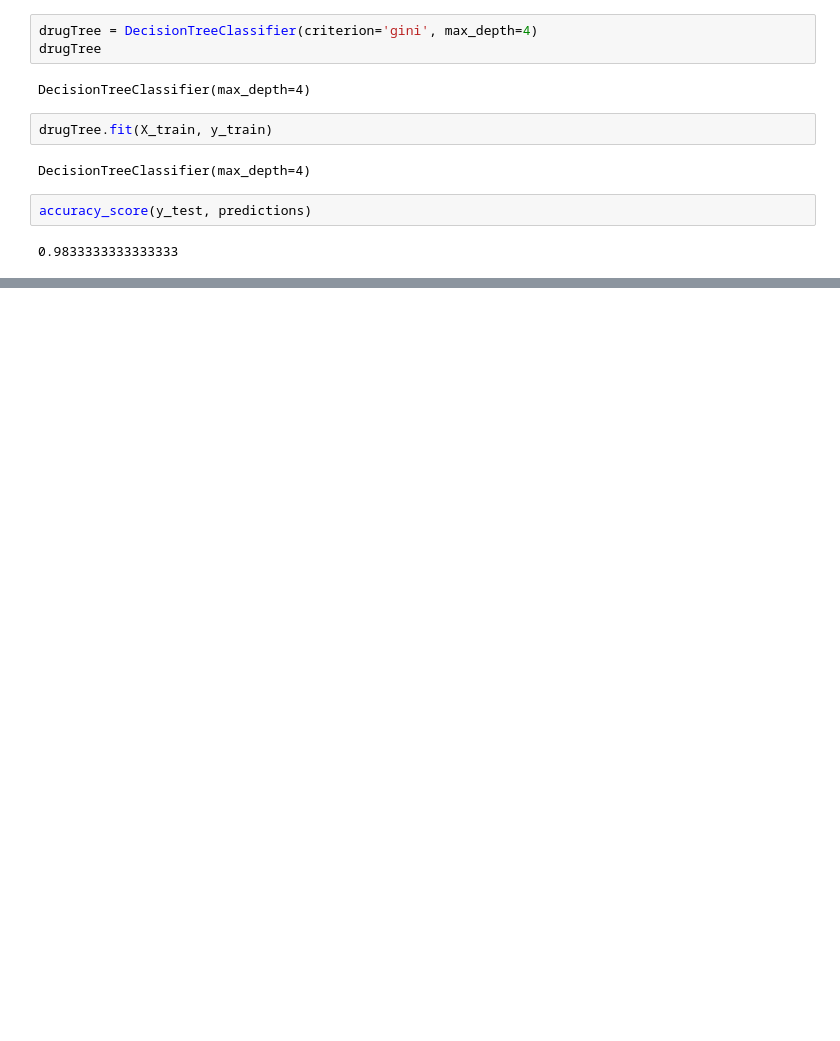
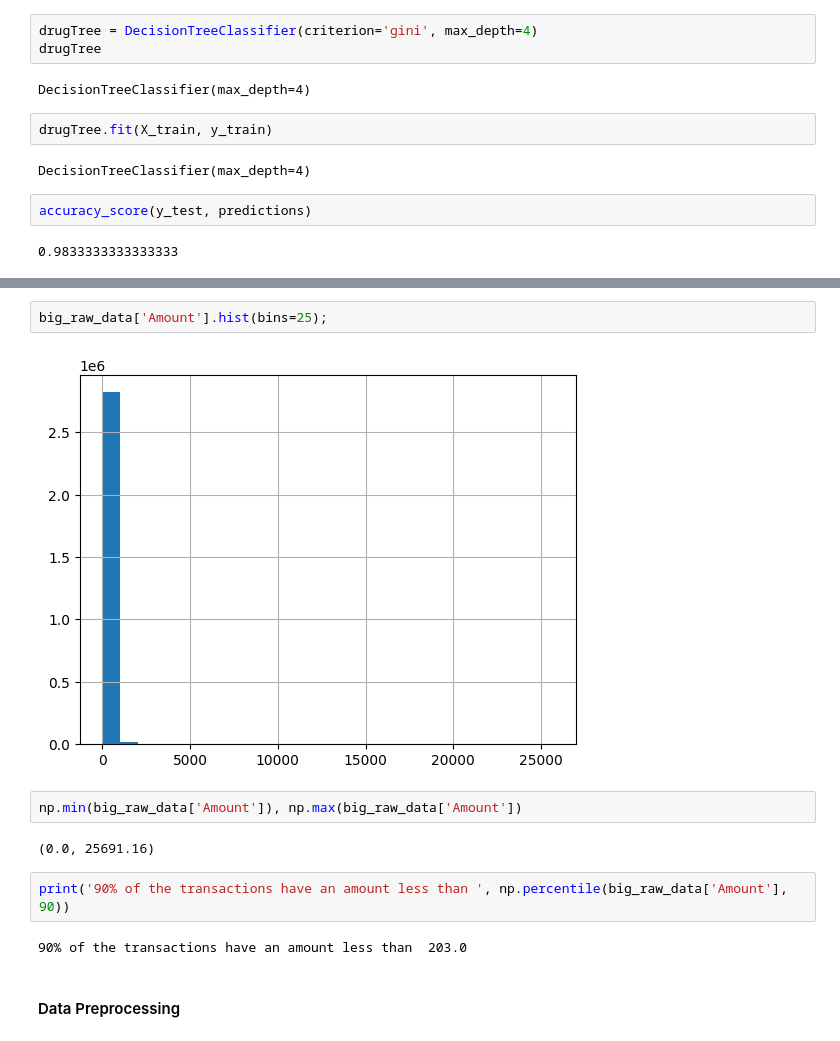
Before and after one commit to PaulToronto/IBM---AI-Engineering-Professional-Certificate, a Jupyter notebook: 1_3_Classification.ipynb, the cells around one changed output, grey strips where cells are left out. Cells and saved outputs as stored; diff of their text form; blank space fills up the shorter version.

```diff
--- a/1_3_Classification.ipynb
+++ b/1_3_Classification.ipynb
@@ -1066,0 +1184,14 @@ graphviz.Source(viz)
+# %%
+big_raw_data['Amount'].hist(bins=25);
+# %% [output]
+[figure, added]
+# %%
+np.min(big_raw_data['Amount']), np.max(big_raw_data['Amount'])
+# %% [output]
+(0.0, 25691.16)
+# %%
+print('90% of the transactions have an amount less than ', np.percentile(big_raw_data['Amount'], 90))
+# %% [output]
+90% of the transactions have an amount less than  203.0
+# %% [markdown]
+#### Data Preprocessing
```
Also changed, not shown: parts of 116 cells of this notebook.
